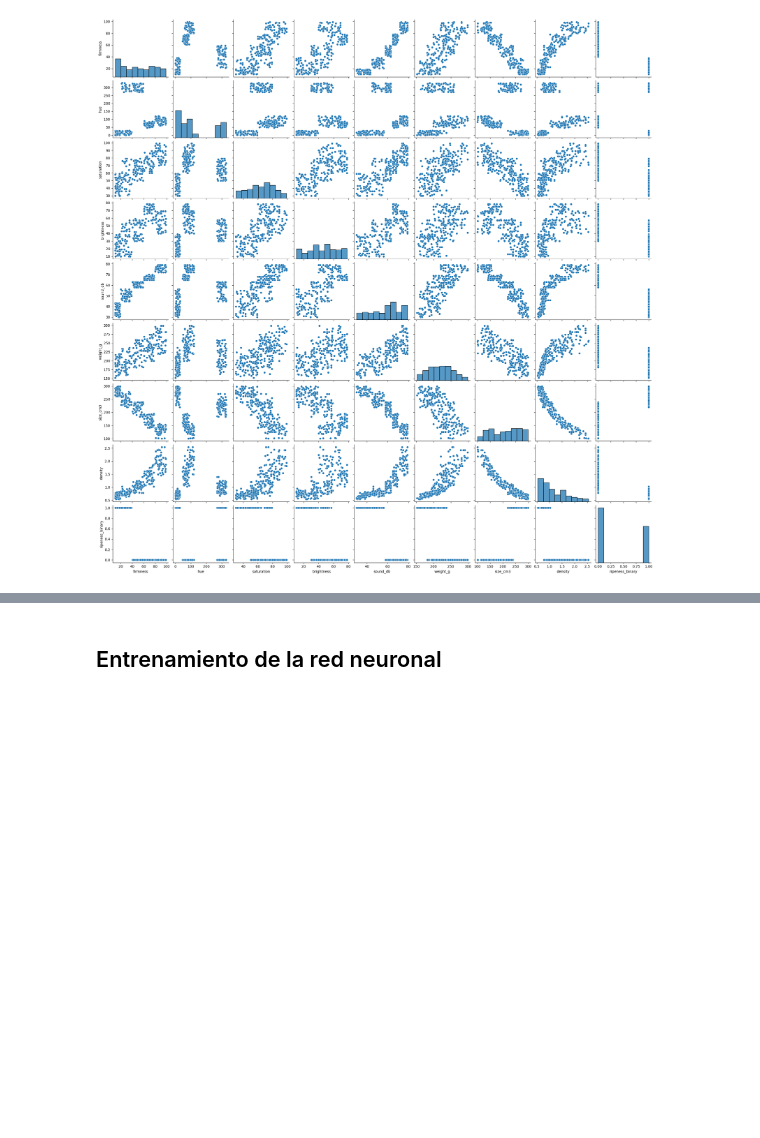
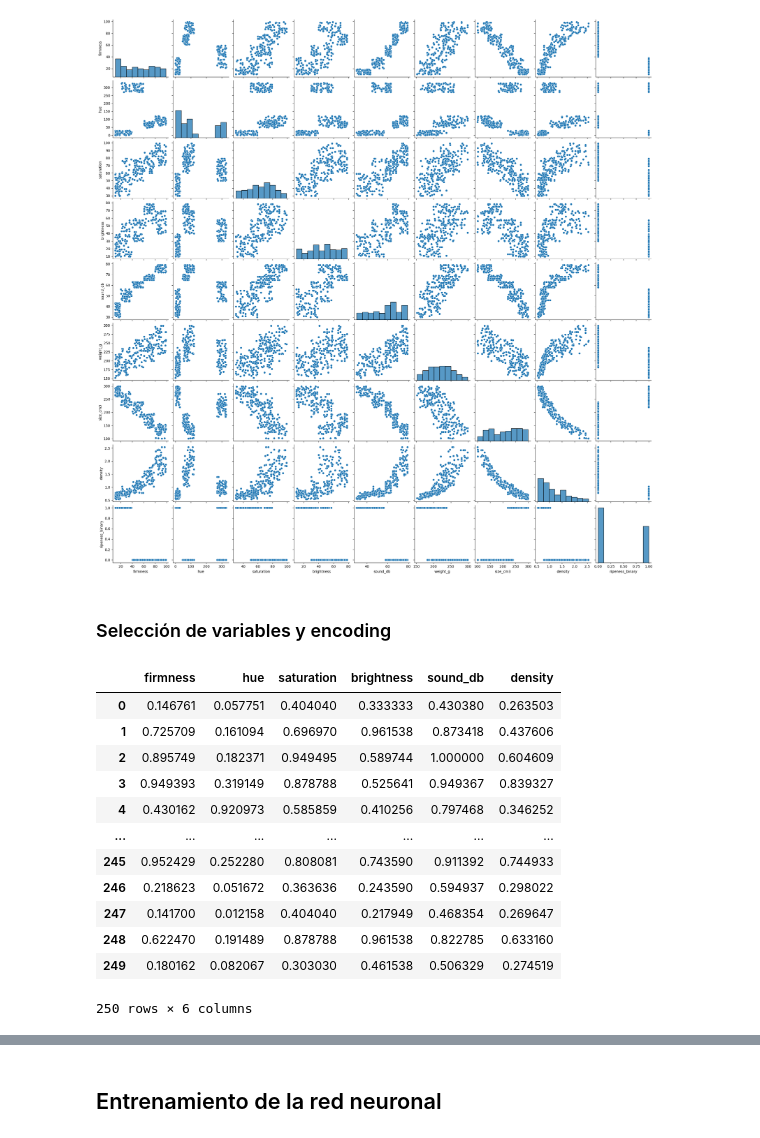
Before and after one commit to masouto94/RedNeuronalMatematicaIII, a Jupyter notebook: avocadoPerceptron.ipynb, the cells around one changed output, grey strips where cells are left out. Saved outputs shown, nothing was run; the diff lists cells and outputs as text; code cells hidden in the pictures; blank space fills up the shorter version.

Commit message:
Encodings

```diff
--- a/avocadoPerceptron.ipynb
+++ b/avocadoPerceptron.ipynb
@@ -204,3 +217,42 @@ sns.pairplot(df_avocado)
 # %% [output]
 <seaborn.axisgrid.PairGrid at 0x...>
 [figure]
+# %% [markdown]
+### Selección de variables y encoding
+# %%
+def normalizador_min_max(valor:np.number, maximo:np.number)->np.number:
+    return  valor / maximo
+
+def normalizador_estandar(valor:np.number, media:np.number, desvio_estandar:np.number)->np.number:
+    return (valor-media)/desvio_estandar
+# %%
+#Justificar por qué estas
+df_avocado_features = df_avocado[["firmness", "hue", "saturation", "brightness", "sound_db", "density"]]
+df_avocado_target = df_avocado["ripeness_binary"]
+# %%
+#Encodings alternativos
+df_avocado_features_max = df_avocado_features.copy()
+df_avocado_features_std = df_avocado_features.copy()
+for col in df_avocado_features.columns:
+    df_avocado_features_max[col] = df_avocado_features_max[col].apply(
+        normalizador_min_max,args=(df_avocado_features_max[col].max(),)
+        )
+    df_avocado_features_std[col] = df_avocado_features_std[col].apply(
+        normalizador_estandar, args=(df_avocado_features_std[col].mean(),df_avocado_features_std[col].std())
+        )
+# %%
+df_avocado_features_max
+# %% [output]
+|  | firmness | hue | saturation | brightness | sound_db | density |
+| 0 | 0.146761 | 0.057751 | 0.404040 | 0.333333 | 0.430380 | 0.263503 |
+| 1 | 0.725709 | 0.161094 | 0.696970 | 0.961538 | 0.873418 | 0.437606 |
+| 2 | 0.895749 | 0.182371 | 0.949495 | 0.589744 | 1.000000 | 0.604609 |
+| 3 | 0.949393 | 0.319149 | 0.878788 | 0.525641 | 0.949367 | 0.839327 |
+| 4 | 0.430162 | 0.920973 | 0.585859 | 0.410256 | 0.797468 | 0.346252 |
+| ... | ... | ... | ... | ... | ... | ... |
+| 245 | 0.952429 | 0.252280 | 0.808081 | 0.743590 | 0.911392 | 0.744933 |
+| 246 | 0.218623 | 0.051672 | 0.363636 | 0.243590 | 0.594937 | 0.298022 |
+| 247 | 0.141700 | 0.012158 | 0.404040 | 0.217949 | 0.468354 | 0.269647 |
+| 248 | 0.622470 | 0.191489 | 0.878788 | 0.961538 | 0.822785 | 0.633160 |
+| 249 | 0.180162 | 0.082067 | 0.303030 | 0.461538 | 0.506329 | 0.274519 |
+250 rows × 6 columns
```
Also changed, not shown: parts of 4 cells of this notebook.
